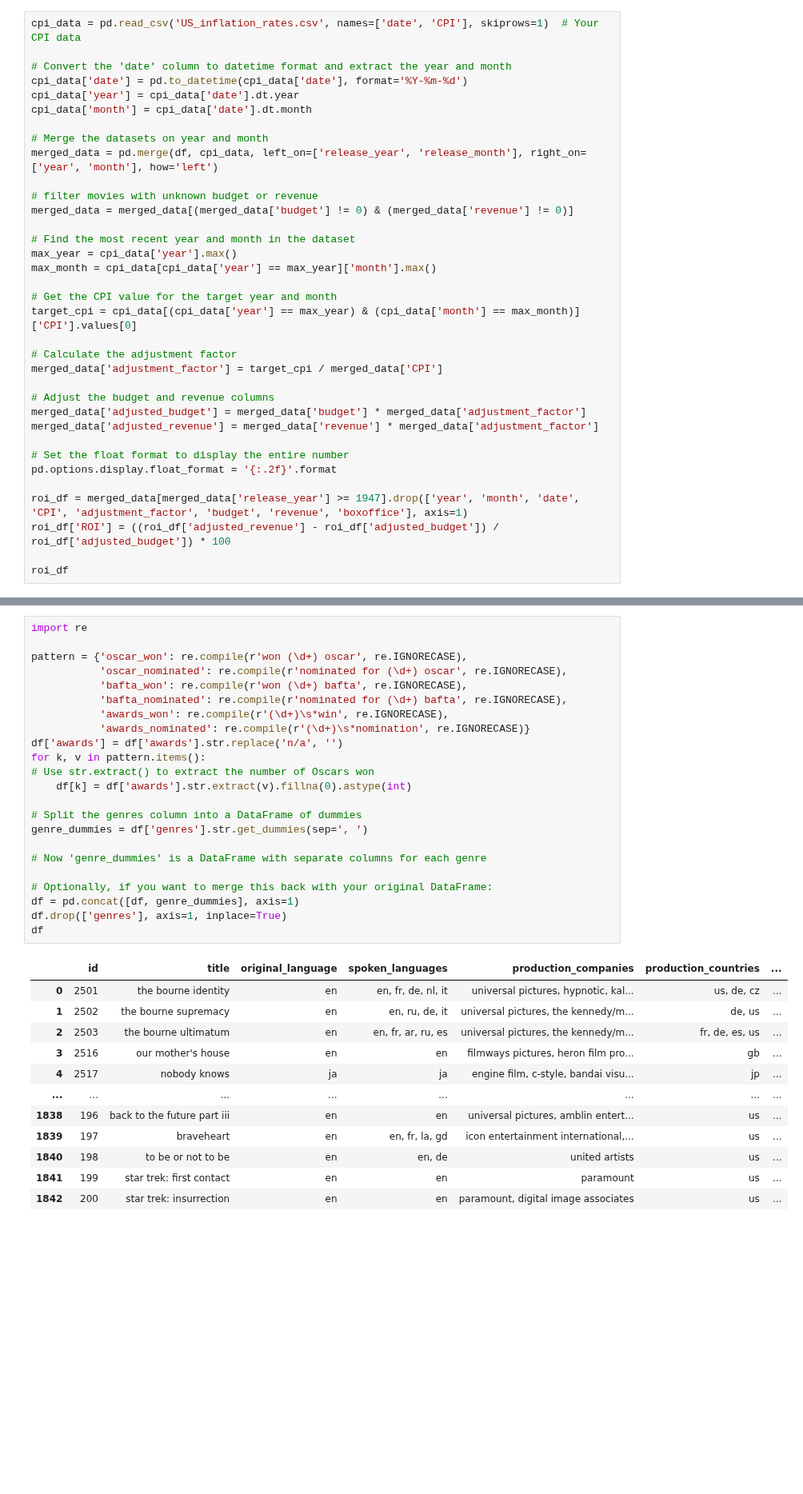
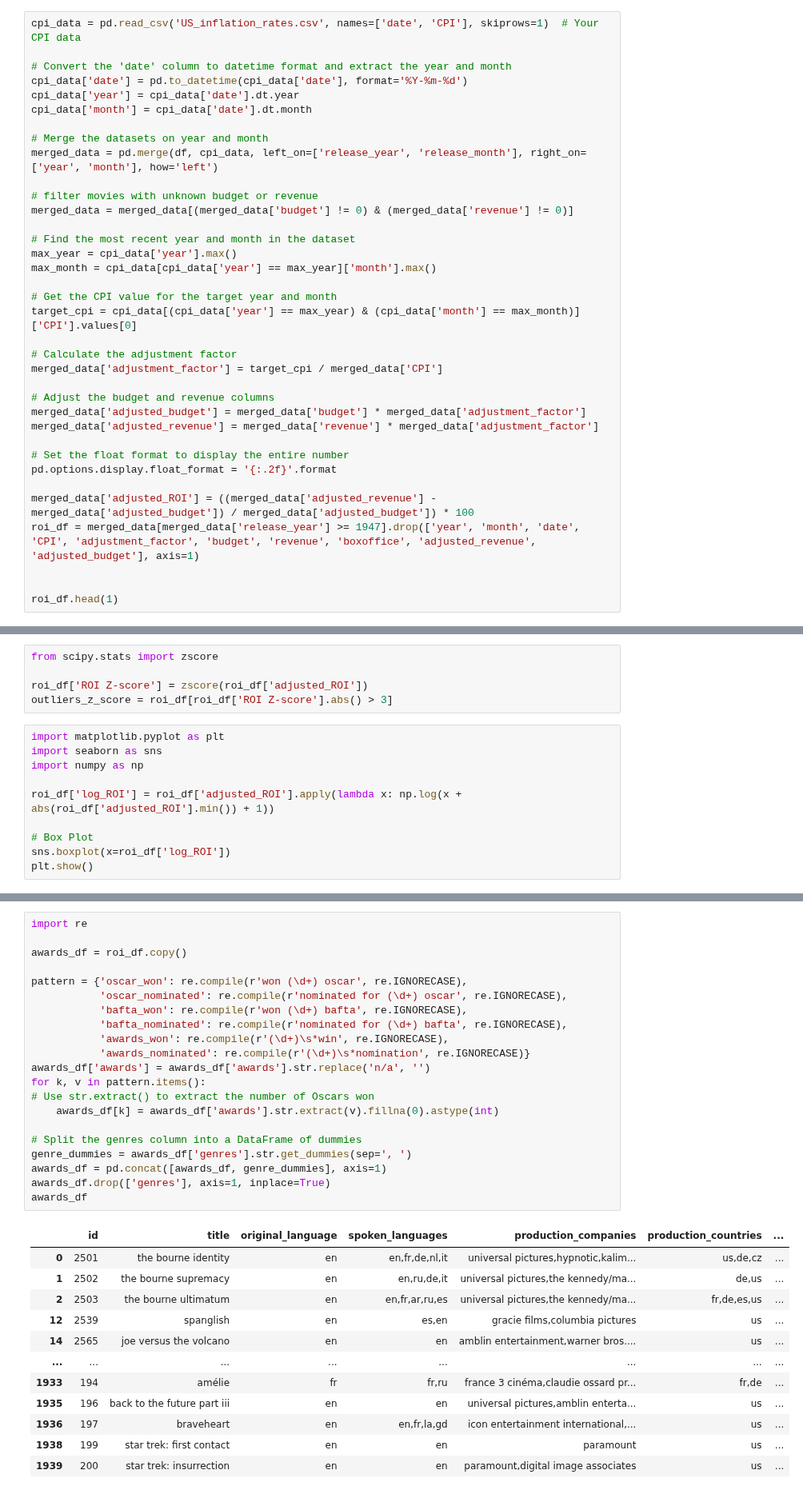
Before and after one commit to olgazju/ml_camp_2023, a Jupyter notebook: midterm project/eda.ipynb, the cells around one changed output, grey strips where cells are left out. Shown at 80% size. Saved outputs shown, nothing was run; the diff lists cells and outputs as text; blank space fills up the shorter version.

```diff
--- a/midterm project/eda.ipynb
+++ b/midterm project/eda.ipynb
@@ -124,9 +218,10 @@ merged_data['adjusted_revenue'] = merged_data['revenue'] * merged_data['adjustme
 # Set the float format to display the entire number
 pd.options.display.float_format = '{:.2f}'.format
 
-roi_df = merged_data[merged_data['release_year'] >= 1947].drop(['year', 'month', 'date', 'CPI', 'adjustment_factor', 'budget', 'revenue', 'boxoffice'], axis=1)
-roi_df['ROI'] = ((roi_df['adjusted_revenue'] - roi_df['adjusted_budget']) / roi_df['adjusted_budget']) * 100
+merged_data['adjusted_ROI'] = ((merged_data['adjusted_revenue'] - merged_data['adjusted_budget']) / merged_data['adjusted_budget']) * 100
+roi_df = merged_data[merged_data['release_year'] >= 1947].drop(['year', 'month', 'date', 'CPI', 'adjustment_factor', 'budget', 'revenue', 'boxoffice', 'adjusted_revenue', 'adjusted_budget'], axis=1)
 
-roi_df
+
+roi_df.head(1)
 # %% [output]
 |  | id | title | original_language | spoken_languages | genres | production_companies | ... |
@@ -168,0 +293,15 @@ IndexError: index 0 is out of bounds for axis 0 with size 0
+# %%
+from scipy.stats import zscore
+
+roi_df['ROI Z-score'] = zscore(roi_df['adjusted_ROI'])
+outliers_z_score = roi_df[roi_df['ROI Z-score'].abs() > 3]
+# %%
+import matplotlib.pyplot as plt
+import seaborn as sns
+import numpy as np
+
+roi_df['log_ROI'] = roi_df['adjusted_ROI'].apply(lambda x: np.log(x + abs(roi_df['adjusted_ROI'].min()) + 1))
+
+# Box Plot
+sns.boxplot(x=roi_df['log_ROI'])
+plt.show()
@@ -176,36 +329,34 @@ null_count
 # %%
 import re
+
+awards_df = roi_df.copy()
 
 pattern = {'oscar_won': re.compile(r'won (\d+) oscar', re.IGNORECASE),
            'oscar_nominated': re.compile(r'nominated for (\d+) oscar', re.IGNORECASE),
            'bafta_won': re.compile(r'won (\d+) bafta', re.IGNORECASE),
            'bafta_nominated': re.compile(r'nominated for (\d+) bafta', re.IGNORECASE),
            'awards_won': re.compile(r'(\d+)\s*win', re.IGNORECASE),
            'awards_nominated': re.compile(r'(\d+)\s*nomination', re.IGNORECASE)}
-df['awards'] = df['awards'].str.replace('n/a', '')
+awards_df['awards'] = awards_df['awards'].str.replace('n/a', '')
 for k, v in pattern.items():
 # Use str.extract() to extract the number of Oscars won
-    df[k] = df['awards'].str.extract(v).fillna(0).astype(int)
+    awards_df[k] = awards_df['awards'].str.extract(v).fillna(0).astype(int)
 
 # Split the genres column into a DataFrame of dummies
-genre_dummies = df['genres'].str.get_dummies(sep=', ')
-
-# Now 'genre_dummies' is a DataFrame with separate columns for each genre
-
-# Optionally, if you want to merge this back with your original DataFrame:
-df = pd.concat([df, genre_dummies], axis=1)
-df.drop(['genres'], axis=1, inplace=True)
-df
+genre_dummies = awards_df['genres'].str.get_dummies(sep=', ')
+awards_df = pd.concat([awards_df, genre_dummies], axis=1)
+awards_df.drop(['genres'], axis=1, inplace=True)
+awards_df
 # %% [output]
 |  | id | title | original_language | spoken_languages | production_companies | production_countries | ... |
-| 0 | 2501 | the bourne identity | en | en, fr, de, nl, it | universal pictures, hypnotic, kal... | us, de, cz | ... |
-| 1 | 2502 | the bourne supremacy | en | en, ru, de, it | universal pictures, the kennedy/m... | de, us | ... |
-| 2 | 2503 | the bourne ultimatum | en | en, fr, ar, ru, es | universal pictures, the kennedy/m... | fr, de, es, us | ... |
-| 3 | 2516 | our mother's house | en | en | filmways pictures, heron film pro... | gb | ... |
-| 4 | 2517 | nobody knows | ja | ja | engine film, c-style, bandai visu... | jp | ... |
+| 0 | 2501 | the bourne identity | en | en,fr,de,nl,it | universal pictures,hypnotic,kalim... | us,de,cz | ... |
+| 1 | 2502 | the bourne supremacy | en | en,ru,de,it | universal pictures,the kennedy/ma... | de,us | ... |
+| 2 | 2503 | the bourne ultimatum | en | en,fr,ar,ru,es | universal pictures,the kennedy/ma... | fr,de,es,us | ... |
+| 12 | 2539 | spanglish | en | es,en | gracie films,columbia pictures | us | ... |
+| 14 | 2565 | joe versus the volcano | en | en | amblin entertainment,warner bros.... | us | ... |
 | ... | ... | ... | ... | ... | ... | ... | ... |
-| 1838 | 196 | back to the future part iii | en | en | universal pictures, amblin entert... | us | ... |
-| 1839 | 197 | braveheart | en | en, fr, la, gd | icon entertainment international,... | us | ... |
-| 1840 | 198 | to be or not to be | en | en, de | united artists | us | ... |
-| 1841 | 199 | star trek: first contact | en | en | paramount | us | ... |
-| 1842 | 200 | star trek: insurrection | en | en | paramount, digital image associates | us | ... |
+| 1933 | 194 | amélie | fr | fr,ru | france 3 cinéma,claudie ossard pr... | fr,de | ... |
+| 1935 | 196 | back to the future part iii | en | en | universal pictures,amblin enterta... | us | ... |
+| 1936 | 197 | braveheart | en | en,fr,la,gd | icon entertainment international,... | us | ... |
+| 1938 | 199 | star trek: first contact | en | en | paramount | us | ... |
+| 1939 | 200 | star trek: insurrection | en | en | paramount,digital image associates | us | ... |
```
Also changed, not shown: parts of 22 cells of this notebook, 1 other file.
